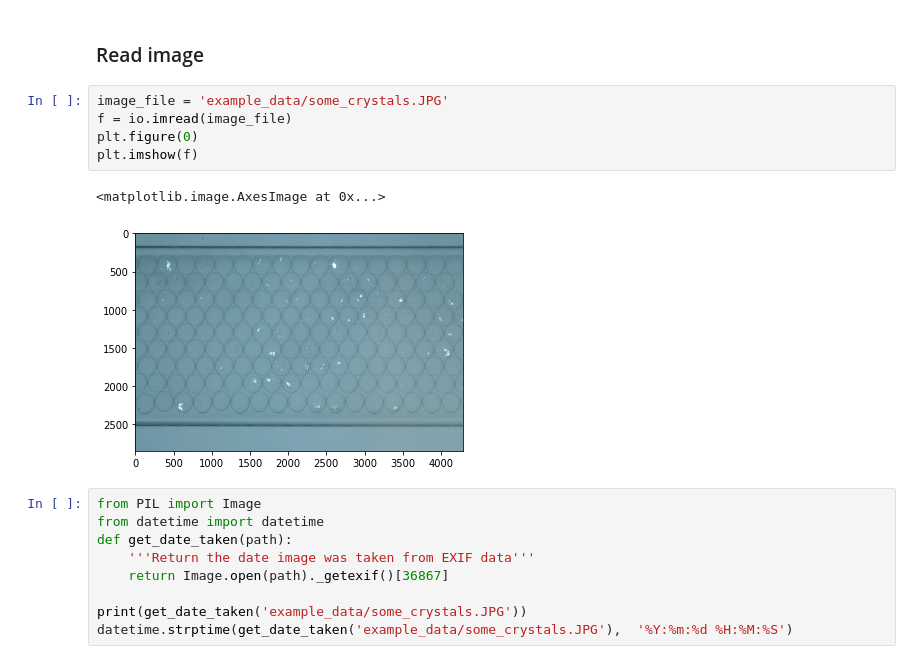
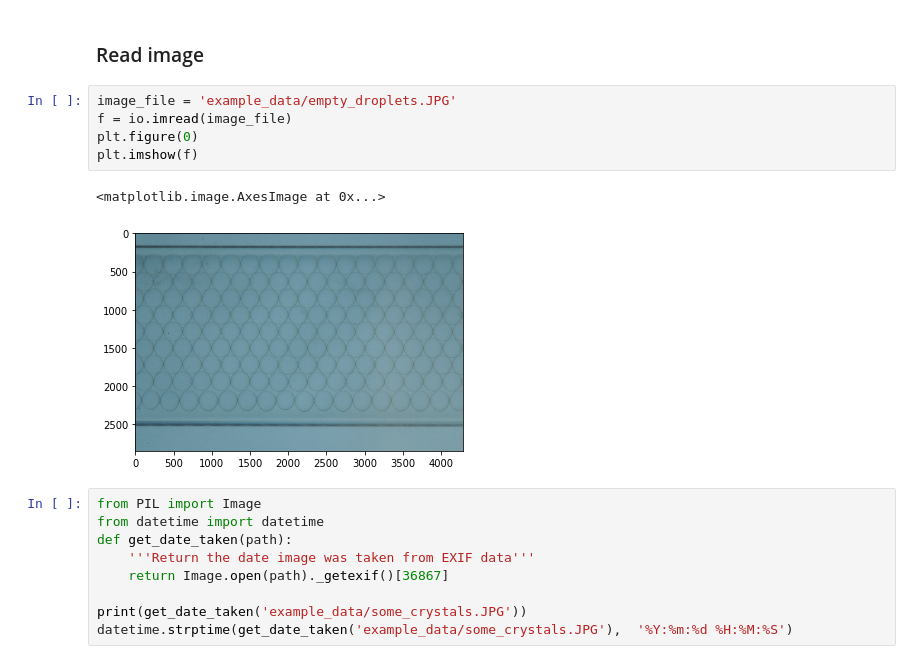
Before and after one commit to hlgirard/CrystalML, a Jupyter notebook: notebooks/SegmentationDropletsInCapillary_hlg_3_withCrystals.ipynb, the cells around one changed output. Drawn from its saved outputs; the diff is of its cells as text.

```diff
--- a/notebooks/SegmentationDropletsInCapillary_hlg_3_withCrystals.ipynb
+++ b/notebooks/SegmentationDropletsInCapillary_hlg_3_withCrystals.ipynb
@@ -32,13 +32,13 @@ import plotly.graph_objs as go
 # %% [markdown]
 ### Read image
 # %%
-image_file = 'example_data/some_crystals.JPG'
+image_file = 'example_data/empty_droplets.JPG'
 f = io.imread(image_file)
 plt.figure(0)
 plt.imshow(f)
 # %% [output]
 <matplotlib.image.AxesImage at 0x...>
-[figure, old version]
+[figure, new version]
 # %%
 from PIL import Image
 from datetime import datetime
```
Also changed, not shown: parts of 1 cell of this notebook, 8 other files.
